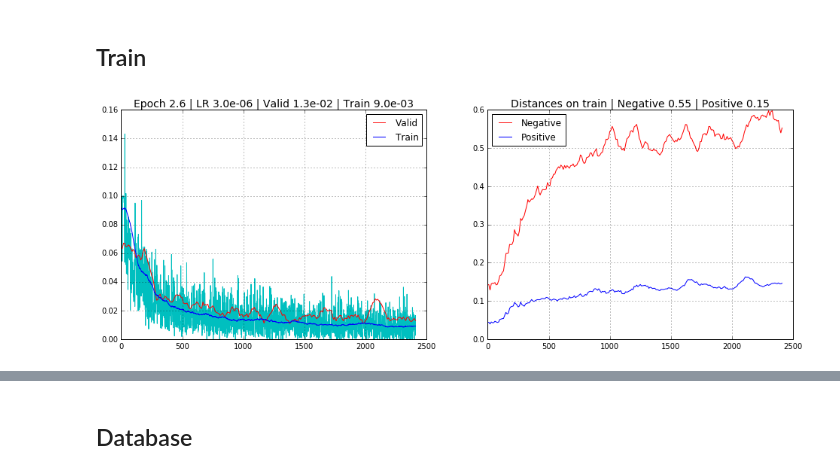
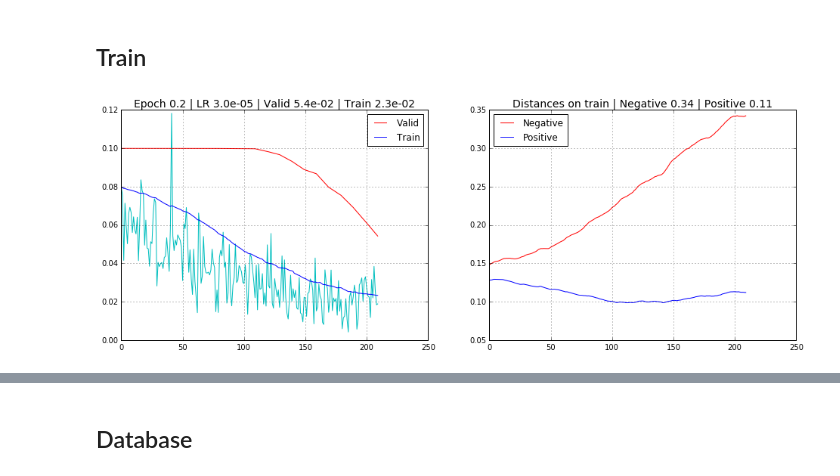
Before and after one commit to RomanKoshelev/deepcoins, a Jupyter notebook: model-4.ipynb, the cells around one changed output, grey strips where cells are left out. Cells and saved outputs as stored; diff of their text form; code cells hidden in the pictures.

Commit message:
cosine distance

```diff
--- a/model-4.ipynb
+++ b/model-4.ipynb
@@ -71,6 +71,23 @@ def _VGG16(images, out_dim, reuse, training):
     l = normalize(l)
 
     return l
+# %%
+def cosine_dist(u, v):
+    return 1-tf.reduce_sum(tf.multiply(u,v), axis=1)
+    # tf.losses.cosine_distance(a, b, dim=1)
+
+def _make_mean_distance(self, a, b):
+    return tf.reduce_mean(cosine_dist(a, b))
+
+def _make_loss(self, main, same, diff, margin):
+    pos = cosine_dist(main, same)
+    neg = cosine_dist(main, diff)
+    loss = tf.nn.relu(pos - neg + margin)
+    loss = tf.reduce_mean(loss)
+    return loss
+
+Model._make_loss = _make_loss
+Model._make_mean_distance = _make_mean_distance
 # %% [markdown]
 ## Build
 # %%
@@ -89,17 +106,17 @@ Wall time: 18.6 s
 # %%
 %%time
 try:
     model.train(
         step_num   = 10000,
         batch_size = 32,
-        lr         = {1e-1:1e-4, 4e-2:3e-5, 2e-2:1e-5, 1e-2:3e-6, 4e-3:1e-6},
+        lr         = {1e-1:1e-4, 4e-2:3e-5, 2e-2:1e-5, 1e-2:3e-6, 7e-3:1e-6},
         tr_dataset = tr_dataset,
         va_dataset = va_dataset,
         margin     = margin,
         log_scale  = False)
 except KeyboardInterrupt:
     pass
 model.save(model_path)
 print('-'*50)
 # %% [output]
-[figure, old version]
+[figure, new version]
```
Also changed, not shown: parts of 9 cells of this notebook, 1 other file.
